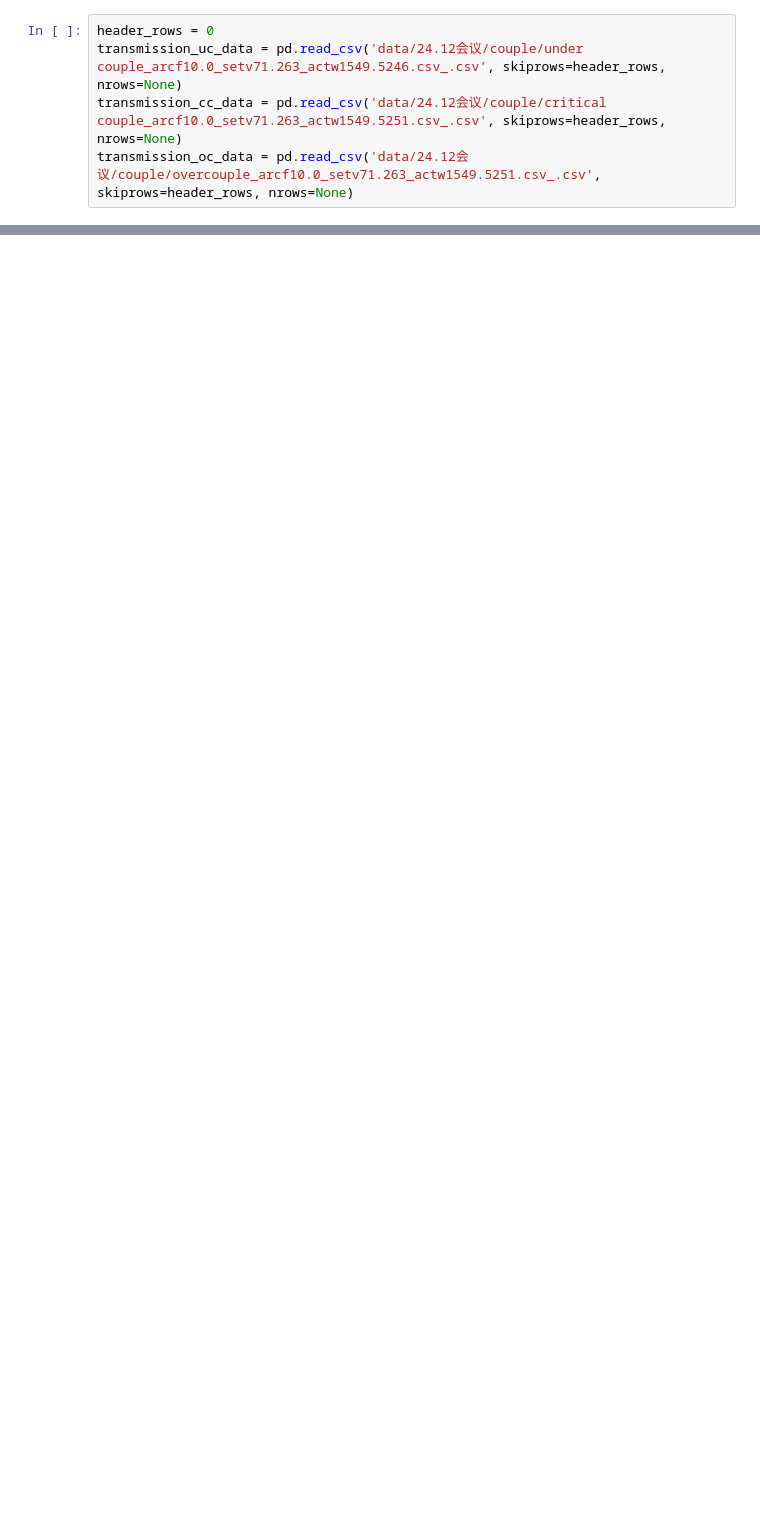
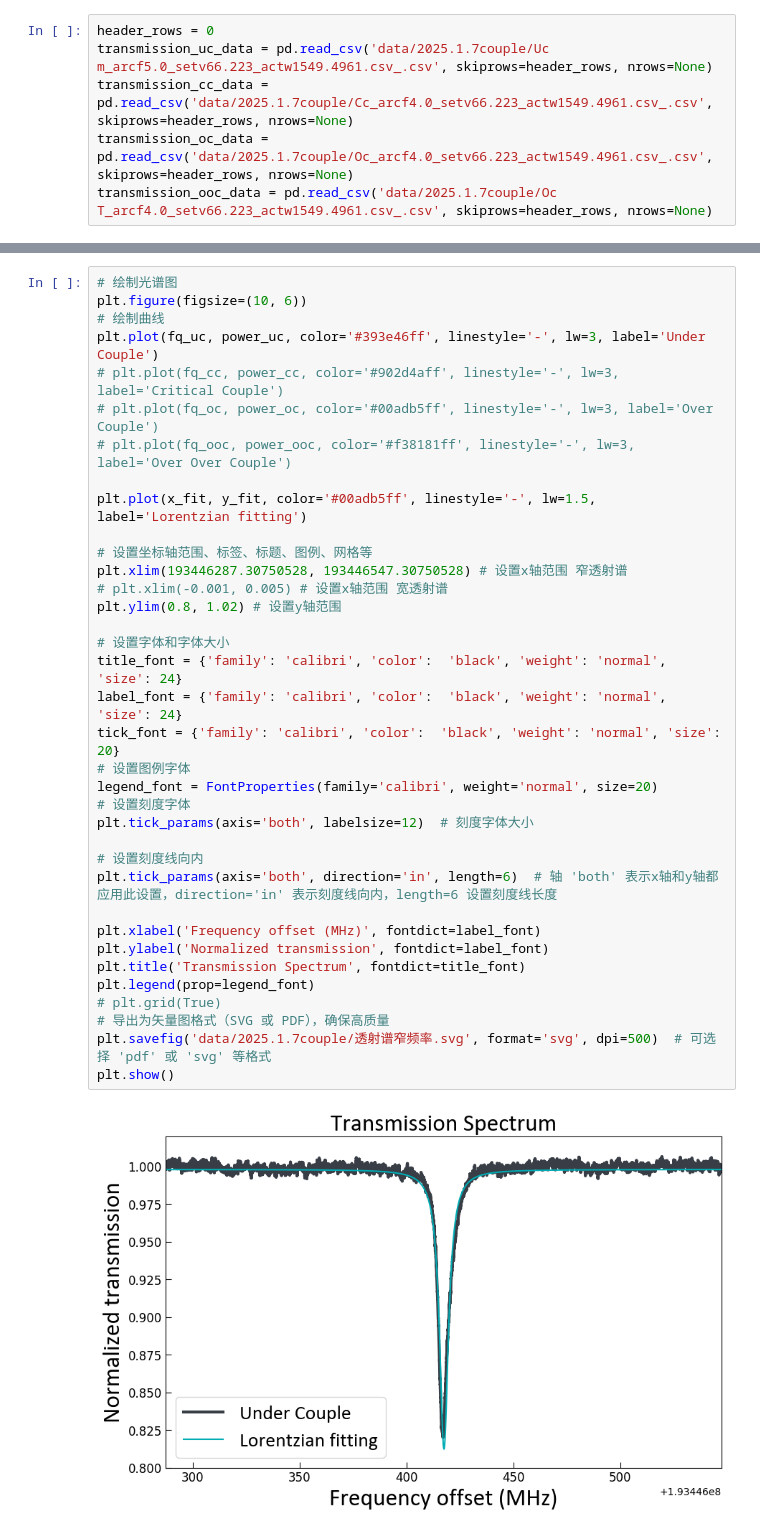
Before and after one commit to kiiichi/python-learning, a Jupyter notebook: DataAE/paper/透射谱图像.ipynb, the cells around one changed output, grey strips where cells are left out. Drawn from its saved outputs; the diff is of its cells as text; blank space fills up the shorter version.

```diff
--- a/DataAE/paper/透射谱图像.ipynb
+++ b/DataAE/paper/透射谱图像.ipynb
@@ -8,5 +9,6 @@ from matplotlib.font_manager import FontProperties
 # %%
 header_rows = 0
-transmission_uc_data = pd.read_csv('data/24.12会议/couple/under couple_arcf10.0_setv71.263_actw1549.5246.csv_.csv', skiprows=header_rows, nrows=None)
-transmission_cc_data = pd.read_csv('data/24.12会议/couple/critical couple_arcf10.0_setv71.263_actw1549.5251.csv_.csv', skiprows=header_rows, nrows=None)
-transmission_oc_data = pd.read_csv('data/24.12会议/couple/overcouple_arcf10.0_setv71.263_actw1549.5251.csv_.csv', skiprows=header_rows, nrows=None)
+transmission_uc_data = pd.read_csv('data/2025.1.7couple/Uc m_arcf5.0_setv66.223_actw1549.4961.csv_.csv', skiprows=header_rows, nrows=None)
+transmission_cc_data = pd.read_csv('data/2025.1.7couple/Cc_arcf4.0_setv66.223_actw1549.4961.csv_.csv', skiprows=header_rows, nrows=None)
+transmission_oc_data = pd.read_csv('data/2025.1.7couple/Oc_arcf4.0_setv66.223_actw1549.4961.csv_.csv', skiprows=header_rows, nrows=None)
+transmission_ooc_data = pd.read_csv('data/2025.1.7couple/Oc T_arcf4.0_setv66.223_actw1549.4961.csv_.csv', skiprows=header_rows, nrows=None)
@@ -59,0 +122,38 @@ plt.show()
+# %%
+# 绘制光谱图
+plt.figure(figsize=(10, 6))
+# 绘制曲线
+plt.plot(fq_uc, power_uc, color='#393e46ff', linestyle='-', lw=3, label='Under Couple')
+# plt.plot(fq_cc, power_cc, color='#902d4aff', linestyle='-', lw=3, label='Critical Couple')
+# plt.plot(fq_oc, power_oc, color='#00adb5ff', linestyle='-', lw=3, label='Over Couple')
+# plt.plot(fq_ooc, power_ooc, color='#f38181ff', linestyle='-', lw=3, label='Over Over Couple')
+
+plt.plot(x_fit, y_fit, color='#00adb5ff', linestyle='-', lw=1.5, label='Lorentzian fitting')
+
+# 设置坐标轴范围、标签、标题、图例、网格等
+plt.xlim(193446287.30750528, 193446547.30750528) # 设置x轴范围 窄透射谱
+# plt.xlim(-0.001, 0.005) # 设置x轴范围 宽透射谱
+plt.ylim(0.8, 1.02) # 设置y轴范围
+
+# 设置字体和字体大小
+title_font = {'family': 'calibri', 'color':  'black', 'weight': 'normal', 'size': 24}
+label_font = {'family': 'calibri', 'color':  'black', 'weight': 'normal', 'size': 24}
+tick_font = {'family': 'calibri', 'color':  'black', 'weight': 'normal', 'size': 20}
+# 设置图例字体
+legend_font = FontProperties(family='calibri', weight='normal', size=20)
+# 设置刻度字体
+plt.tick_params(axis='both', labelsize=12)  # 刻度字体大小
+
+# 设置刻度线向内
+plt.tick_params(axis='both', direction='in', length=6)  # 轴 'both' 表示x轴和y轴都应用此设置，direction='in' 表示刻度线向内，length=6 设置刻度线长度
+
+plt.xlabel('Frequency offset (MHz)', fontdict=label_font)
+plt.ylabel('Normalized transmission', fontdict=label_font)
+plt.title('Transmission Spectrum', fontdict=title_font)
+plt.legend(prop=legend_font)
+# plt.grid(True)
+# 导出为矢量图格式（SVG 或 PDF），确保高质量
+plt.savefig('data/2025.1.7couple/透射谱窄频率.svg', format='svg', dpi=500)  # 可选择 'pdf' 或 'svg' 等格式
+plt.show()
+# %% [output]
+[figure, added]
```
Also changed, not shown: parts of 5 cells of this notebook, 1 other file.
